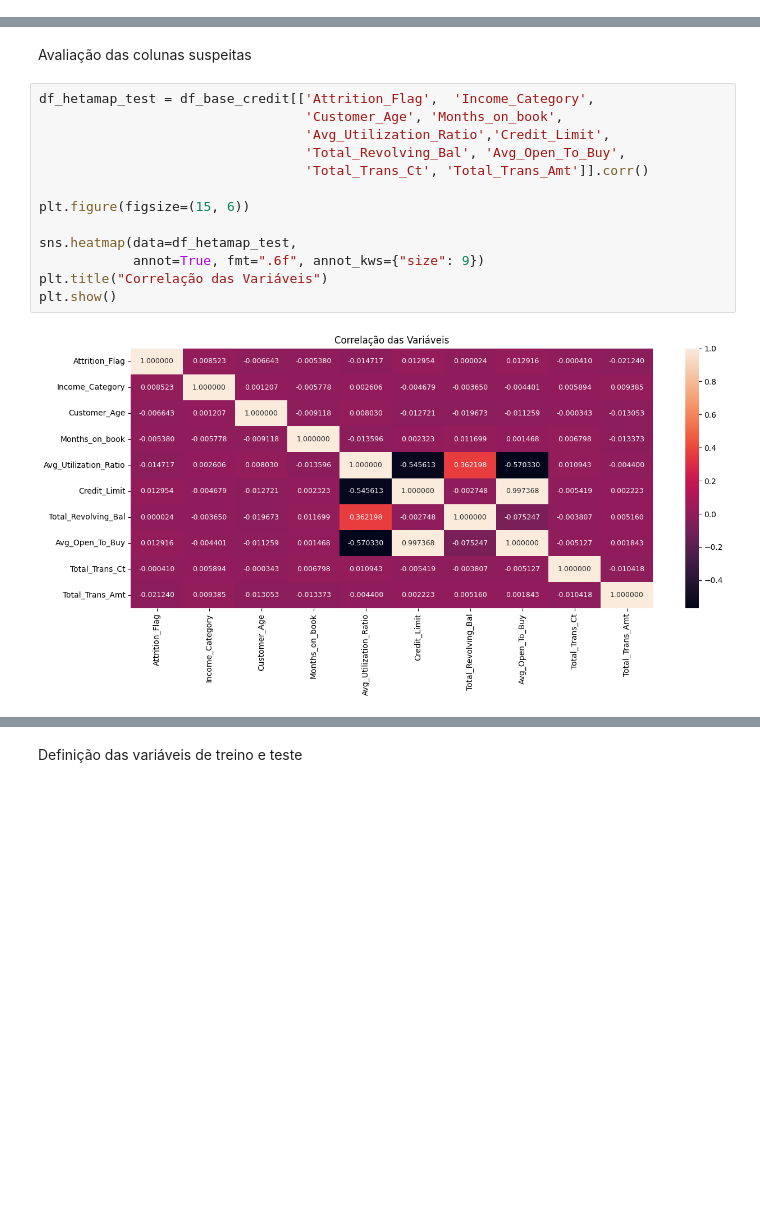
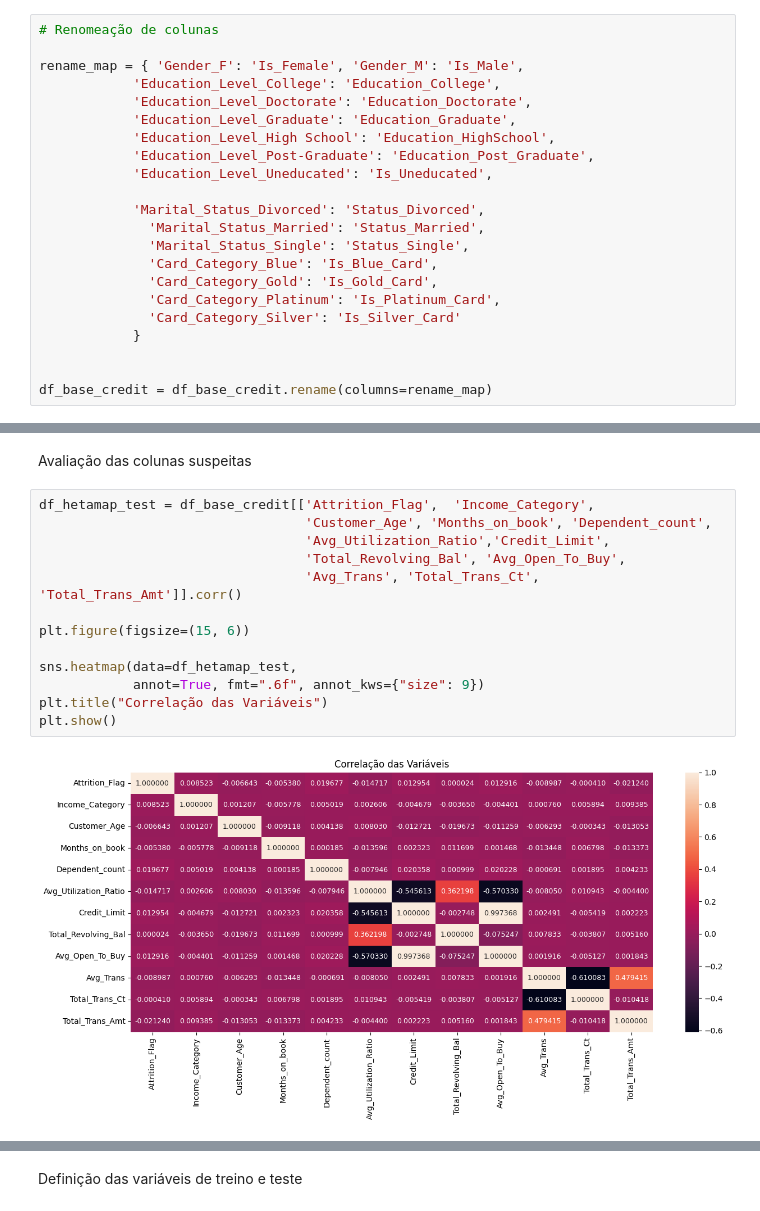
Before and after one commit to rpf991/Previsao_Churning_Clientes_Credito, a Jupyter notebook: notebooks/data_analysis.ipynb, the cells around one changed output, grey strips where cells are left out. Saved outputs shown, nothing was run; the diff lists cells and outputs as text; blank space fills up the shorter version.

```diff
--- a/notebooks/data_analysis.ipynb
+++ b/notebooks/data_analysis.ipynb
@@ -168,0 +178,22 @@ df_base_credit['Is_Platinum_Card'] = df_base_credit['Card_Category'].map(lambda
+# %%
+# Renomeação de colunas
+
+rename_map = { 'Gender_F': 'Is_Female', 'Gender_M': 'Is_Male',
+            'Education_Level_College': 'Education_College',
+            'Education_Level_Doctorate': 'Education_Doctorate',
+            'Education_Level_Graduate': 'Education_Graduate',
+            'Education_Level_High School': 'Education_HighSchool',
+            'Education_Level_Post-Graduate': 'Education_Post_Graduate',
+            'Education_Level_Uneducated': 'Is_Uneducated',
+
+            'Marital_Status_Divorced': 'Status_Divorced',
+              'Marital_Status_Married': 'Status_Married',
+              'Marital_Status_Single': 'Status_Single',
+              'Card_Category_Blue': 'Is_Blue_Card',
+              'Card_Category_Gold': 'Is_Gold_Card',
+              'Card_Category_Platinum': 'Is_Platinum_Card',
+              'Card_Category_Silver': 'Is_Silver_Card'
+            }
+
+
+df_base_credit = df_base_credit.rename(columns=rename_map)
@@ -220,19 +308,19 @@ plt.show()
 Avaliação das colunas suspeitas
 # %%
 df_hetamap_test = df_base_credit[['Attrition_Flag',  'Income_Category',
-                                  'Customer_Age', 'Months_on_book',
+                                  'Customer_Age', 'Months_on_book', 'Dependent_count',
                                   'Avg_Utilization_Ratio','Credit_Limit',
                                   'Total_Revolving_Bal', 'Avg_Open_To_Buy',
-                                  'Total_Trans_Ct', 'Total_Trans_Amt']].corr()
+                                  'Avg_Trans', 'Total_Trans_Ct', 'Total_Trans_Amt']].corr()
 
 plt.figure(figsize=(15, 6))
 
 sns.heatmap(data=df_hetamap_test,
             annot=True, fmt=".6f", annot_kws={"size": 9})
 plt.title("Correlação das Variáveis")
 plt.show()
 # %% [output]
-[figure, old version]
+[figure, new version]
 # %% [markdown]
 Conclusões
 
```
Also changed, not shown: parts of 28 cells of this notebook, 1 other file.
